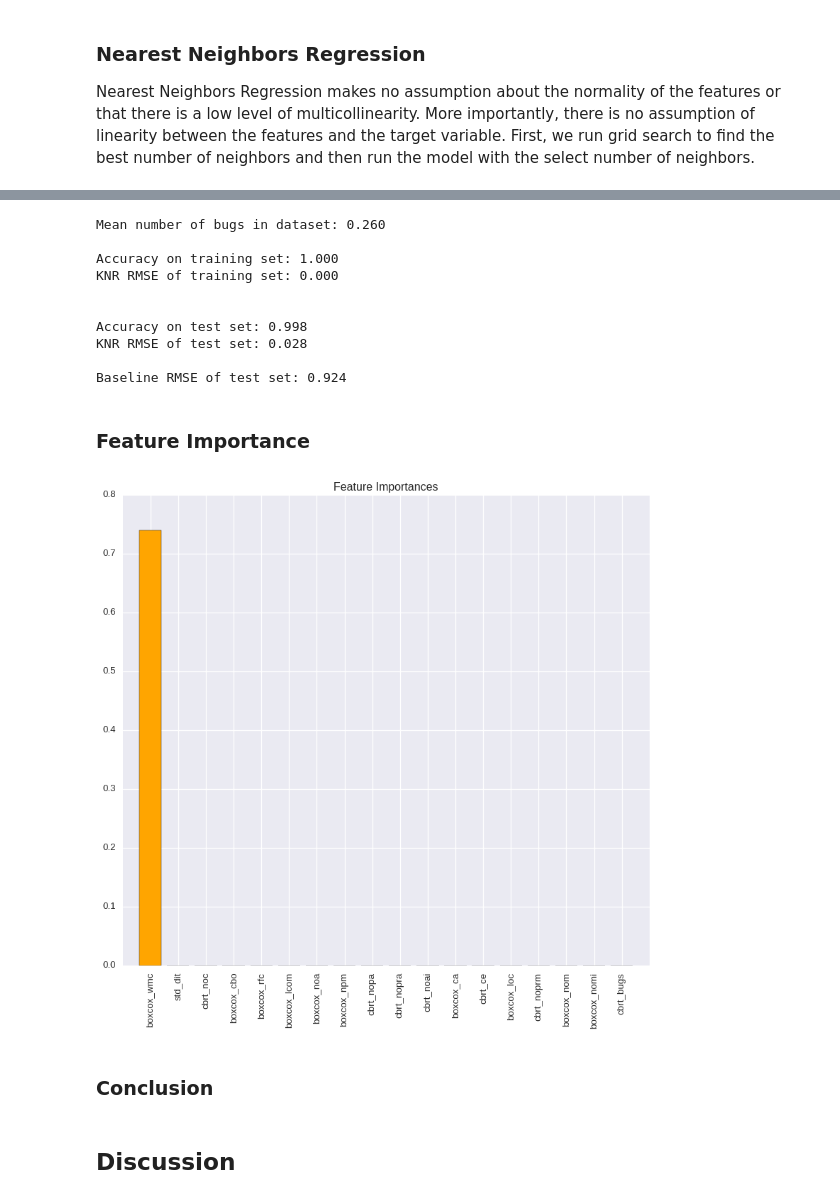
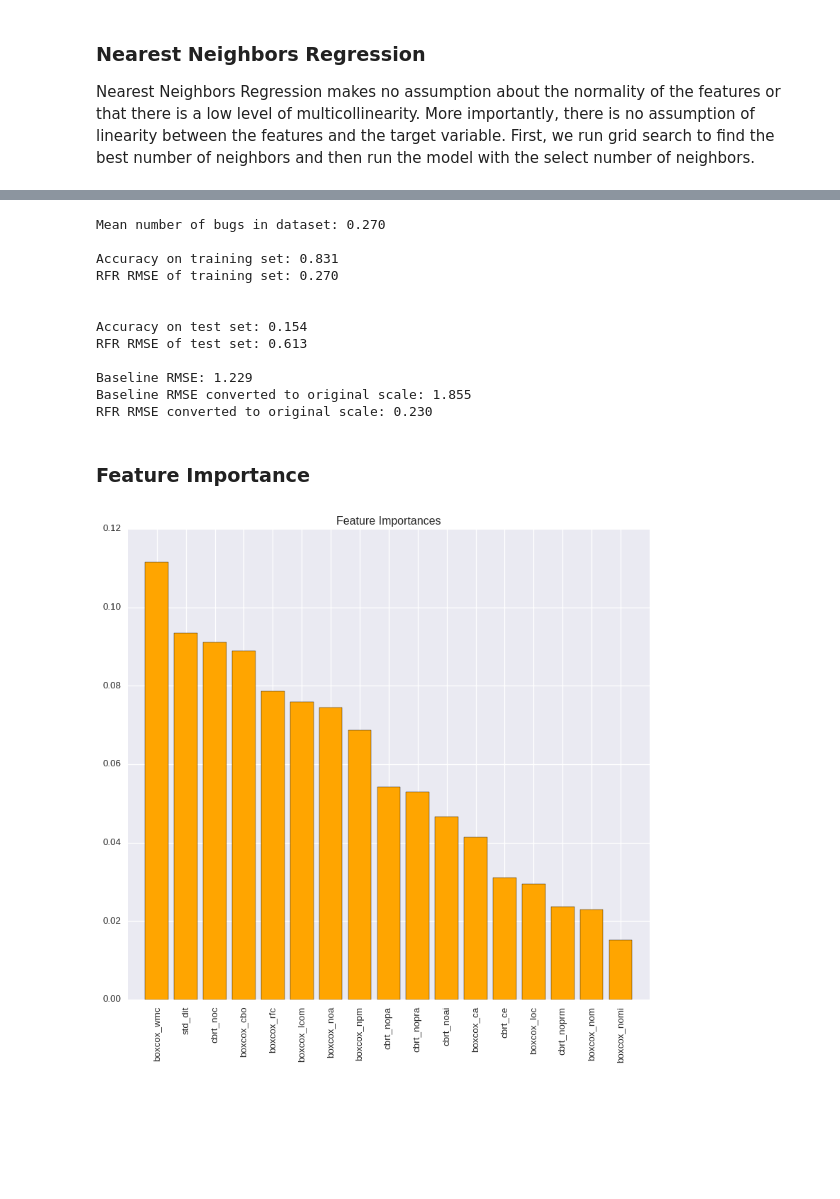
Before and after one commit to 315iah515/Thinkful-Notebooks, a Jupyter notebook: Bootcamp/Supervised/CapStone/SupervisedLearningCapStone.ipynb, the cells around one changed output, grey strips where cells are left out. Cells and saved outputs as stored; diff of their text form; code cells hidden in the pictures; blank space fills up the shorter version.

Commit message:
fixed bug that had target variable in training set, added and updated doc sections.

```diff
--- a/Bootcamp/Supervised/CapStone/SupervisedLearningCapStone.ipynb
+++ b/Bootcamp/Supervised/CapStone/SupervisedLearningCapStone.ipynb
@@ -416,52 +436,52 @@ __ = plt.plot(grid.best_params_['n_estimators'], grid.best_score_, 'ro', markers
 # %%
 print('Mean number of bugs in dataset: %.3f' % (mean_bugs))
 
-# We are using the untransformed bug feature defined above.
 X_train, X_test, y_train, y_test = train_test_split(X, y, test_size=0.4, random_state=0)
-gbr = ensemble.GradientBoostingRegressor(max_depth=7, n_estimators=100)
-gbr.fit(X_train, y_train)
-y_ = gbr.predict(X_train)
+rfr = ensemble.RandomForestRegressor(max_features=3)
+rfr.fit(X_train, y_train)
+y_ = rfr.predict(X_train)
 
 
-print("\nAccuracy on training set: {:.3f}".format(gbr.score(X_train, y_train)))
-print('KNR RMSE of training set: %.3f\n' % (np.sqrt(metrics.mean_squared_error(y_train, y_))) )
+print("\nAccuracy on training set: {:.3f}".format(rfr.score(X_train, y_train)))
+print('RFR RMSE of training set: %.3f\n' % (np.sqrt(metrics.mean_squared_error(y_train, y_))) )
 
-print("\nAccuracy on test set: {:.3f}".format(gbr.score(X_test, y_test)))
-y_ = gbr.predict(X_test)
+print("\nAccuracy on test set: {:.3f}".format(rfr.score(X_test, y_test)))
+y_ = rfr.predict(X_test)
 
-print('KNR RMSE of test set: %.3f' % (np.sqrt(metrics.mean_squared_error(y_test, y_))) )
-#cbrt_mean_bugs = (np.cbrt(mean_bugs) * np.ones_like(y_test))
-mean_bugs = (mean_bugs * np.ones_like(y_test))
+test_RSME = np.sqrt(metrics.mean_squared_error(y_test, y_))
+print('RFR RMSE of test set: %.3f' % (test_RSME))
+cbrt_mean_bugs = (np.cbrt(mean_bugs) * np.ones_like(y_test))
+#mean_bugs = (mean_bugs * np.ones_like(y_test))
 
 # Lets compute how well the model compares to baseline
-baseline_RMSE = np.sqrt(metrics.mean_squared_error(y_test, mean_bugs))
-print('\nBaseline RMSE of test set: %.3f' % (baseline_RMSE) )
+baseline_RMSE = np.sqrt(metrics.mean_squared_error(y_test, cbrt_mean_bugs))
+print('\nBaseline RMSE: %.3f' % (baseline_RMSE) )
+print('Baseline RMSE converted to original scale: %.3f' % (baseline_RMSE**3))
+print('RFR RMSE converted to original scale: %.3f' % (test_RSME**3))
 # %% [output]
-Mean number of bugs in dataset: 0.260
+Mean number of bugs in dataset: 0.270
 
-Accuracy on training set: 1.000
-KNR RMSE of training set: 0.000
+Accuracy on training set: 0.831
+RFR RMSE of training set: 0.270
 
 
-Accuracy on test set: 0.998
-KNR RMSE of test set: 0.028
+Accuracy on test set: 0.154
+RFR RMSE of test set: 0.613
 
-Baseline RMSE of test set: 0.924
+Baseline RMSE: 1.229
+Baseline RMSE converted to original scale: 1.855
+RFR RMSE converted to original scale: 0.230
 # %% [markdown]
 ### Feature Importance
 # %%
 labels = X.columns
-importances = gbr.feature_importances_
+importances = rfr.feature_importances_
 indices = np.argsort(importances)[::-1]
 plt.figure(figsize=(800/my_dpi, 800/my_dpi), dpi=my_dpi)
 plt.title('Feature Importances')
 plt.bar(range(X_train.shape[1]), importances[indices], color='orange', align='center')
 plt.xticks(range(X_train.shape[1]), labels, rotation=90)
 plt.xlim([-1, X_train.shape[1]])
 plt.tight_layout()
 # %% [output]
-[figure, old version]
+[figure, new version]
-# %% [markdown]
-### Conclusion
-# %% [markdown]
-## Discussion
```
Also changed, not shown: parts of 22 cells of this notebook, 1 other file.
